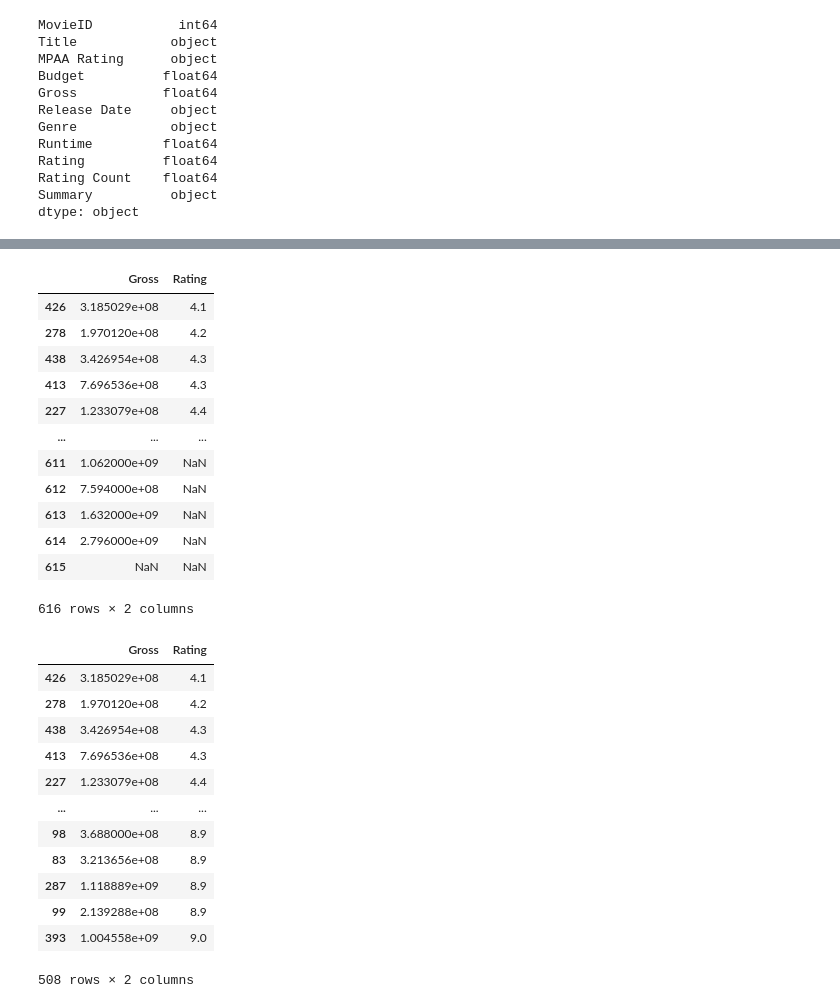
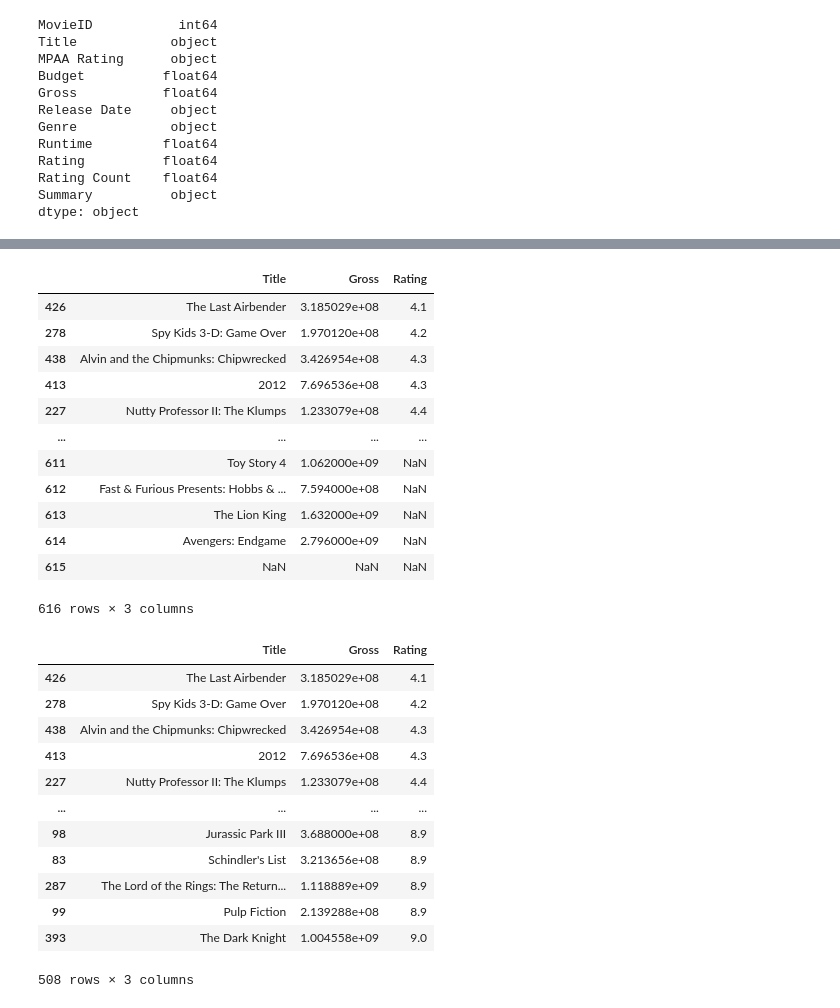
Before and after one commit to MieveO/python-intro, a Jupyter notebook: Panda pounding.ipynb, the cells around one changed output, grey strips where cells are left out. Drawn from its saved outputs; the diff is of its cells as text; code cells hidden in the pictures.

```diff
--- a/Panda pounding.ipynb
+++ b/Panda pounding.ipynb
@@ -126,37 +126,37 @@ df[[ "Gross","Rating"]]
 # %%
-dfs= df[[ "Gross","Rating"]]
+dfs= df[["Title", "Gross","Rating"]]
 dfs.sort_values(by=["Rating"] )
 # %% [output]
-|  | Gross | Rating |
-| 426 | 3.185029e+08 | 4.1 |
-| 278 | 1.970120e+08 | 4.2 |
-| 438 | 3.426954e+08 | 4.3 |
-| 413 | 7.696536e+08 | 4.3 |
-| 227 | 1.233079e+08 | 4.4 |
-| ... | ... | ... |
-| 611 | 1.062000e+09 | NaN |
-| 612 | 7.594000e+08 | NaN |
-| 613 | 1.632000e+09 | NaN |
-| 614 | 2.796000e+09 | NaN |
-| 615 | NaN | NaN |
+|  | Title | Gross | Rating |
+| 426 | The Last Airbender | 3.185029e+08 | 4.1 |
+| 278 | Spy Kids 3-D: Game Over | 1.970120e+08 | 4.2 |
+| 438 | Alvin and the Chipmunks: Chipwrecked | 3.426954e+08 | 4.3 |
+| 413 | 2012 | 7.696536e+08 | 4.3 |
+| 227 | Nutty Professor II: The Klumps | 1.233079e+08 | 4.4 |
+| ... | ... | ... | ... |
+| 611 | Toy Story 4 | 1.062000e+09 | NaN |
+| 612 | Fast & Furious Presents: Hobbs & ... | 7.594000e+08 | NaN |
+| 613 | The Lion King | 1.632000e+09 | NaN |
+| 614 | Avengers: Endgame | 2.796000e+09 | NaN |
+| 615 | NaN | NaN | NaN |
-616 rows × 2 columns
+616 rows × 3 columns
 # %%
 dfb= dfs.sort_values(by=["Rating"] )
 dfb.dropna()
 # %% [output]
-|  | Gross | Rating |
-| 426 | 3.185029e+08 | 4.1 |
-| 278 | 1.970120e+08 | 4.2 |
-| 438 | 3.426954e+08 | 4.3 |
-| 413 | 7.696536e+08 | 4.3 |
-| 227 | 1.233079e+08 | 4.4 |
-| ... | ... | ... |
-| 98 | 3.688000e+08 | 8.9 |
-| 83 | 3.213656e+08 | 8.9 |
-| 287 | 1.118889e+09 | 8.9 |
-| 99 | 2.139288e+08 | 8.9 |
-| 393 | 1.004558e+09 | 9.0 |
+|  | Title | Gross | Rating |
+| 426 | The Last Airbender | 3.185029e+08 | 4.1 |
+| 278 | Spy Kids 3-D: Game Over | 1.970120e+08 | 4.2 |
+| 438 | Alvin and the Chipmunks: Chipwrecked | 3.426954e+08 | 4.3 |
+| 413 | 2012 | 7.696536e+08 | 4.3 |
+| 227 | Nutty Professor II: The Klumps | 1.233079e+08 | 4.4 |
+| ... | ... | ... | ... |
+| 98 | Jurassic Park III | 3.688000e+08 | 8.9 |
+| 83 | Schindler's List | 3.213656e+08 | 8.9 |
+| 287 | The Lord of the Rings: The Return... | 1.118889e+09 | 8.9 |
+| 99 | Pulp Fiction | 2.139288e+08 | 8.9 |
+| 393 | The Dark Knight | 1.004558e+09 | 9.0 |
-508 rows × 2 columns
+508 rows × 3 columns
 # %%
 s=5.000000e+07
 
```
Also changed, not shown: parts of 8 cells of this notebook.
